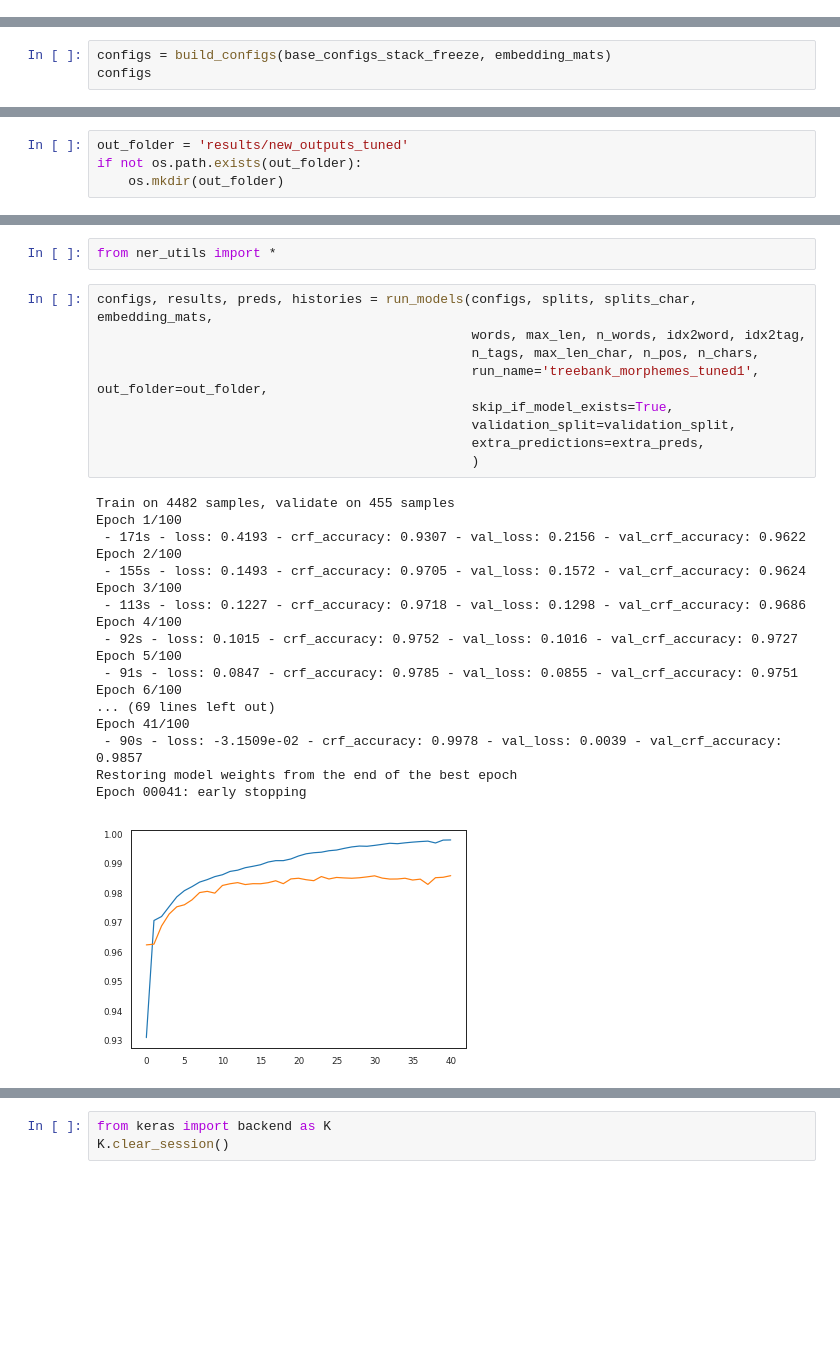
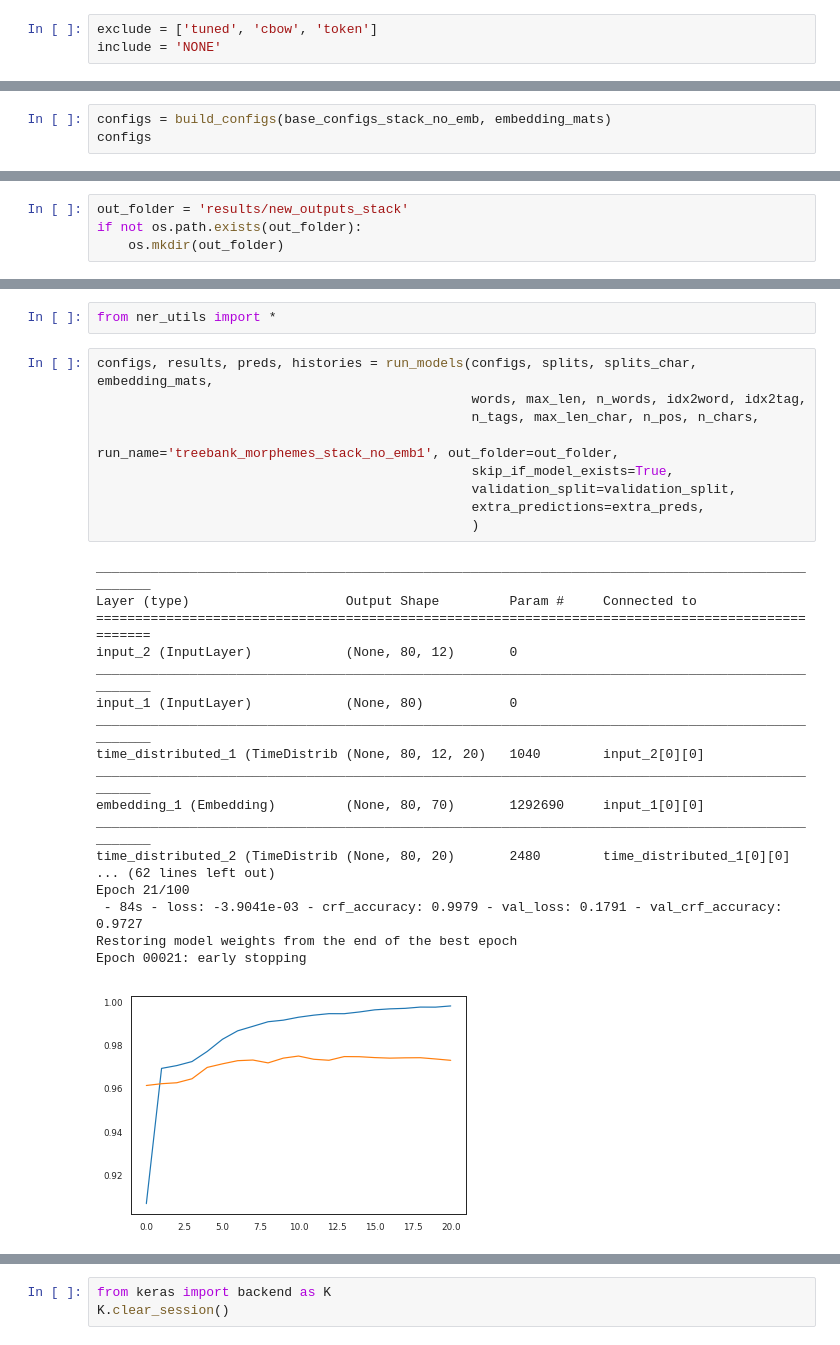
Before and after one commit to cjer/NER, a Jupyter notebook: 20_treebank_morph_ner.ipynb, the cells around one changed output, grey strips where cells are left out. Saved outputs shown, nothing was run; the diff lists cells and outputs as text; blank space fills up the shorter version.

```diff
--- a/20_treebank_morph_ner.ipynb
+++ b/20_treebank_morph_ner.ipynb
@@ -290,3 +290,6 @@ include = 'tuned'
+# %%
+exclude = ['tuned', 'cbow', 'token']
+include = 'NONE'
 # %%
 embedding_mats = {}
 for emb_name, emb_path in embedding_paths.items():
@@ -312,7 +308,7 @@ sample words not found:  ['ירסקו' 'פיינסוד' 'דיפרנסיאס' 'א
 # %%
 from ner_utils import *
 # %%
-configs = build_configs(base_configs_stack_freeze, embedding_mats)
+configs = build_configs(base_configs_stack_no_emb, embedding_mats)
 configs
 # %% [output]
 [{'optimizer': 'adam',
@@ -337,7 +331,7 @@ configs
 for conf in configs:
     conf['patience'] = 10
 # %%
-out_folder = 'results/new_outputs_tuned'
+out_folder = 'results/new_outputs_stack'
 if not os.path.exists(out_folder):
     os.mkdir(out_folder)
 # %%
@@ -349,28 +343,28 @@ from ner_utils import *
 # %%
 configs, results, preds, histories = run_models(configs, splits, splits_char, embedding_mats,
                                                 words, max_len, n_words, idx2word, idx2tag,
                                                 n_tags, max_len_char, n_pos, n_chars,
-                                                run_name='treebank_morphemes_tuned1', out_folder=out_folder,
+                                                run_name='treebank_morphemes_stack_no_emb1', out_folder=out_folder,
                                                 skip_if_model_exists=True,
                                                 validation_split=validation_split,
                                                 extra_predictions=extra_preds,
                                                 )
 # %% [output]
-Train on 4482 samples, validate on 455 samples
-Epoch 1/100
- - 171s - loss: 0.4193 - crf_accuracy: 0.9307 - val_loss: 0.2156 - val_crf_accuracy: 0.9622
-Epoch 2/100
- - 155s - loss: 0.1493 - crf_accuracy: 0.9705 - val_loss: 0.1572 - val_crf_accuracy: 0.9624
-Epoch 3/100
- - 113s - loss: 0.1227 - crf_accuracy: 0.9718 - val_loss: 0.1298 - val_crf_accuracy: 0.9686
-Epoch 4/100
- - 92s - loss: 0.1015 - crf_accuracy: 0.9752 - val_loss: 0.1016 - val_crf_accuracy: 0.9727
-Epoch 5/100
- - 91s - loss: 0.0847 - crf_accuracy: 0.9785 - val_loss: 0.0855 - val_crf_accuracy: 0.9751
-Epoch 6/100
-... (69 lines left out)
-Epoch 41/100
- - 90s - loss: -3.1509e-02 - crf_accuracy: 0.9978 - val_loss: 0.0039 - val_crf_accuracy: 0.9857
+__________________________________________________________________________________________________
+Layer (type)                    Output Shape         Param #     Connected to
+==================================================================================================
+input_2 (InputLayer)            (None, 80, 12)       0
+__________________________________________________________________________________________________
+input_1 (InputLayer)            (None, 80)           0
+__________________________________________________________________________________________________
+time_distributed_1 (TimeDistrib (None, 80, 12, 20)   1040        input_2[0][0]
+__________________________________________________________________________________________________
+embedding_1 (Embedding)         (None, 80, 70)       1292690     input_1[0][0]
+__________________________________________________________________________________________________
+time_distributed_2 (TimeDistrib (None, 80, 20)       2480        time_distributed_1[0][0]
+... (62 lines left out)
+Epoch 21/100
+ - 84s - loss: -3.9041e-03 - crf_accuracy: 0.9979 - val_loss: 0.1791 - val_crf_accuracy: 0.9727
 Restoring model weights from the end of the best epoch
-Epoch 00041: early stopping
+Epoch 00021: early stopping
-[figure, old version]
+[figure, new version]
```
Also changed, not shown: parts of 9 cells of this notebook, 48 other files.
